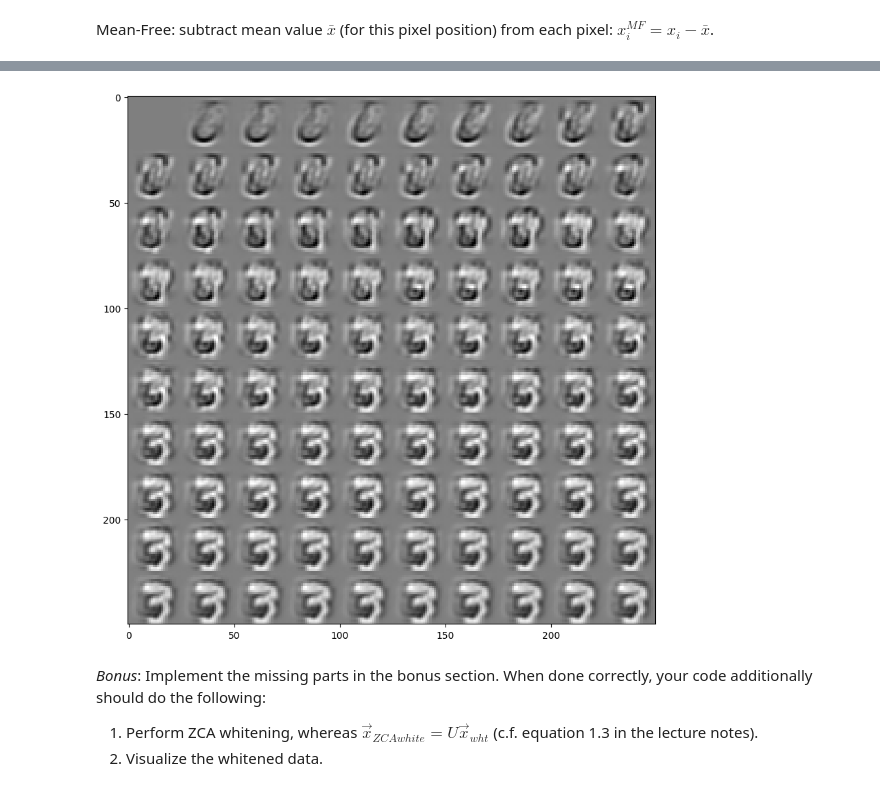
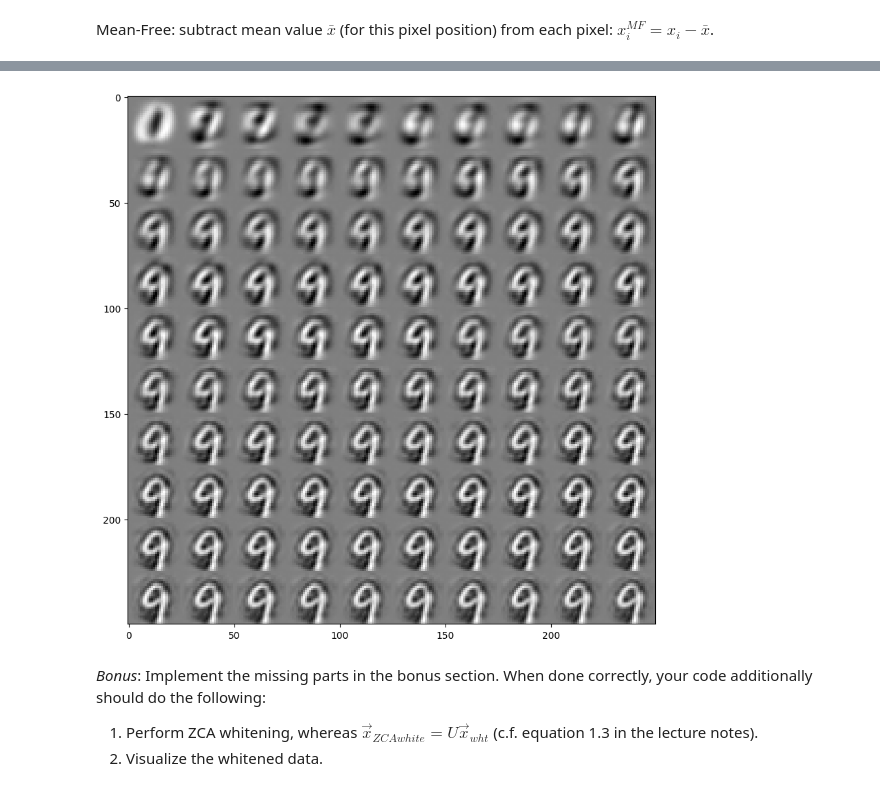
Before and after one commit to lorenz-reichert/maschinelles-lernen-2026, a Jupyter notebook: exercise_1.ipynb, the cells around one changed output, grey strips where cells are left out. Cells and saved outputs as stored; diff of their text form; code cells hidden in the pictures.

```diff
--- a/exercise_1.ipynb
+++ b/exercise_1.ipynb
@@ -140,12 +148,12 @@ patch_size = 25 # -1
 n_basis = 100 # -1
 
 # TODO method : string describing whether to perform pca, ica, or sc
-method = 'ica'
+method = 'sc'
 
 # TODO n_iterations : number of iterations (only for sparse coding)
 n_iterations = 50 # -1
 
-SC_LOAD_DICTIONARY = False
+SC_LOAD_DICTIONARY = True
 # %% [markdown]
 Mean-Free: subtract mean value $\bar{x}$ (for this pixel position) from each pixel: $x_i^{MF}=x_i-\bar{x}$.
 # %%
@@ -153,13 +161,14 @@ Mean-Free: subtract mean value $\bar{x}$ (for this pixel position) from each pix
 
 # TODO load dataset
 loaded_data = np.load(dataset)
+print(loaded_data.files)
 data = loaded_data['data']
 
 # TODO convert data to floating point (double precision)
 data_f = data.astype(np.float64)
 
 # TODO get number of images (observations) and number of pixels (features)
-n_images, n_pixels = data.shape # =tuple(no_images, no_pixels_per_image)
+n_images, n_pixels = data_f.shape # =tuple(no_images, no_pixels_per_image)
 
 # TODO get height and width of the images
 img_height = int(np.sqrt(n_pixels)) # square images
@@ -168,7 +177,7 @@ print(f"Image height: {img_height}, image width: {img_width}")
 assert isinstance(img_height, int) and isinstance(img_width, int), "Image dimensions need to be integers."
 
 # TODO enforce mean-free data vectors
-mean_free_data = data - np.mean(data, axis=0)
+mean_free_data = data_f - np.mean(data_f, axis=0)
 
 # TODO draw random patches from data.
 patches = random_patches(mean_free_data, img_height, img_width, n_patches, patch_size)  # -1
@@ -176,13 +185,13 @@ patches = random_patches(mean_free_data, img_height, img_width, n_patches, patch
 # TODO perform the chosen unsupervised method on the drawn patches
 if method == 'pca':
     pca = PCA(n_components=n_basis) # how many principal components
-    pca.fit(patches)  # compute
+    pca.fit_transform(patches)  # compute
     basis = pca.components_ # computed principal components
     print(f"Basis shape: {basis.shape}")
 
 elif method == 'ica':
     ica = FastICA(n_components=n_basis)
-    ica.fit(patches)
+    ica.fit_transform(patches)
 
     # basis = ica.components_ # get independent components
     # print(f"Basis shape components: {basis.shape}")
@@ -195,7 +204,7 @@ elif method == 'ica':
 
 elif method == 'sc':
     if SC_LOAD_DICTIONARY:
-        basis = -1
+        basis = np.load('data/sc_basis.npy')
     else:
         basis = -1
 
@@ -220,16 +229,16 @@ reconstructions = []
 def sparse_coding_reconstruction(random_patch, basis, reconstructions, n_basis):
     for i in range(n_basis):
         # TODO: only use the first i basis vectors
-        current_basis = basis[:i]
+        current_basis = basis[:i+1]
 
         # TODO: compute the coefficients
-        # coef =
 
         # From sparse_encode documentation. The output of sparse_encode
         # X ~= code * dictionary
-        coef = -1
+        coef = np.matmul(random_patch, np.linalg.pinv(current_basis))
+
         # TODO: compute the reconstruction
-        x_recon = -1
+        x_recon = np.matmul(coef, current_basis)
         reconstructions.append(x_recon)
 
     return reconstructions
@@ -237,35 +246,35 @@ def sparse_coding_reconstruction(random_patch, basis, reconstructions, n_basis):
 def linear_reconstruction(random_patch, basis, reconstructions, n_basis):
     for i in range(n_basis):
         # TODO: only use the first i basis vectors
-        current_basis = basis[:i]
+        current_basis = basis[:i+1]
 
         # TODO: compute the inverse basis
         inverse_basis = np.linalg.pinv(current_basis) # pseudo-inverse
 
         # TODO: compute the coefficients
         coef = np.matmul(random_patch, inverse_basis)
 
         # TODO: compute the reconstruction
         x_recon = np.matmul(coef, current_basis)
 
         reconstructions.append(x_recon)
 
     return reconstructions
 
 if method == 'sc':
     reconstructions = sparse_coding_reconstruction(
         random_patch, basis, reconstructions, n_basis
     )
 else:
     reconstructions = linear_reconstruction(
         random_patch, basis, reconstructions, n_basis
     )
 reconstructions = np.stack(reconstructions)
 
 # TODO show the reconstructed patch
 show_in_grid(reconstructions, patch_size, patch_size)
 # %% [output]
-[figure, old version]
+[figure, new version]
 # %% [markdown]
 *Bonus*: Implement the missing parts in the bonus section. When done correctly, your code additionally should do the following:
 1. Perform ZCA whitening, whereas $\vec{x}_{ZCAwhite}=U\vec{x}_{wht}$ (c.f. equation 1.3 in the lecture notes).
```
Also changed, not shown: parts of 3 cells of this notebook.
